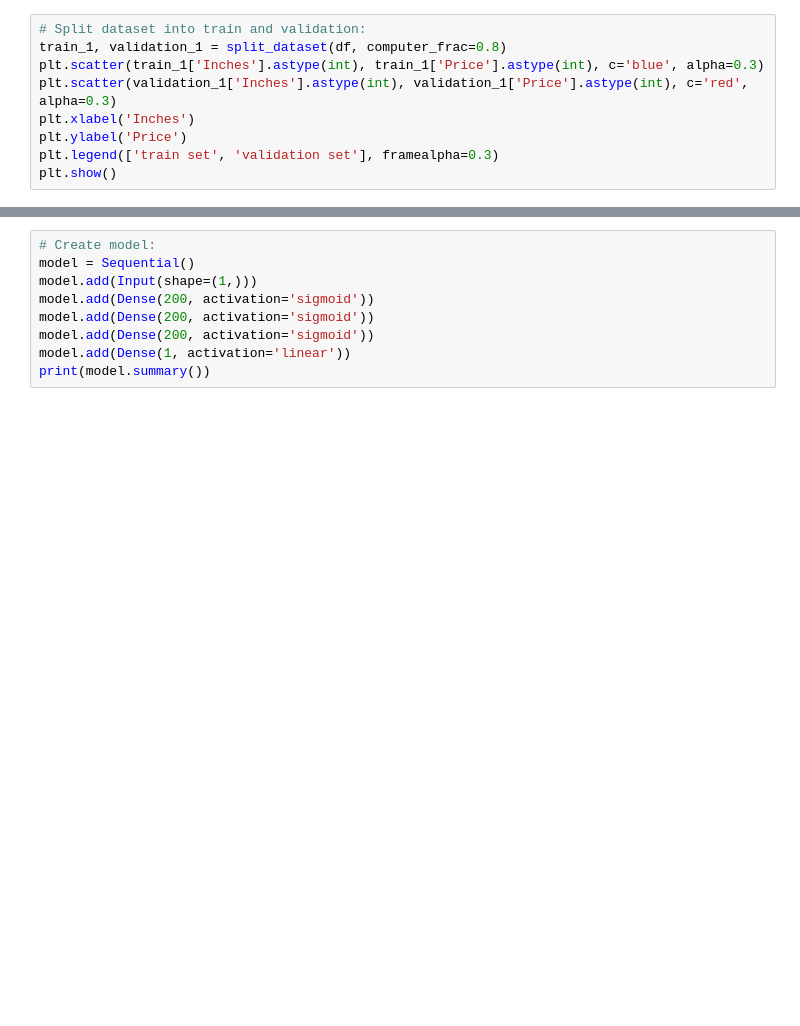
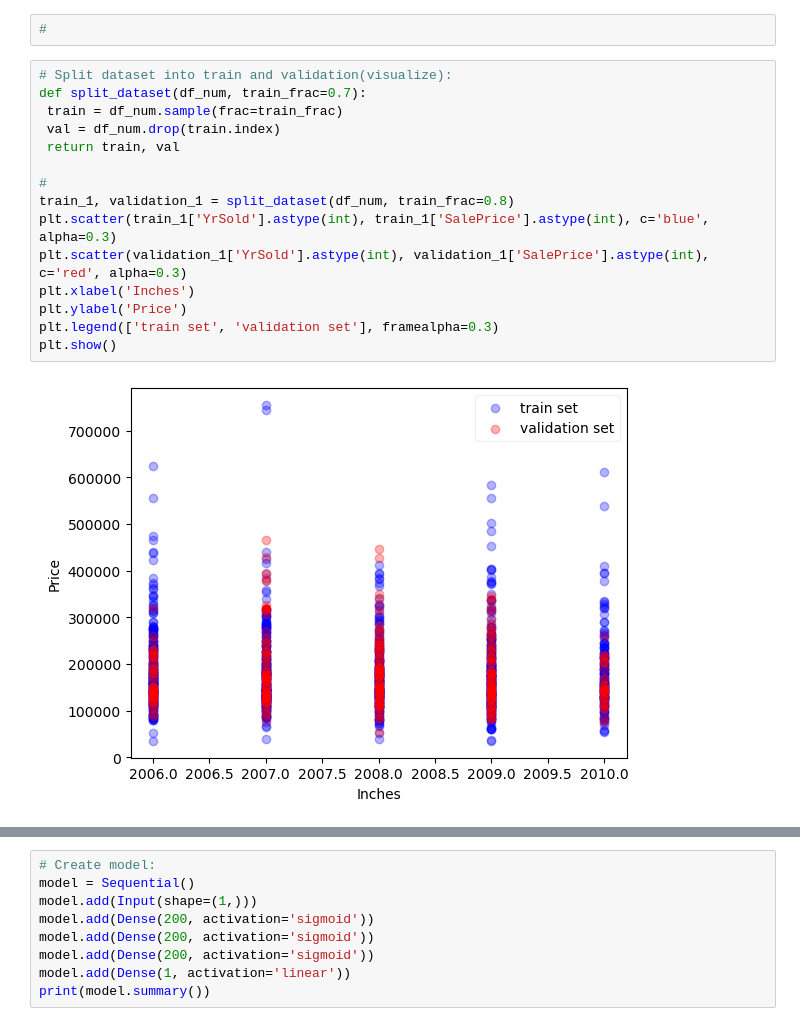
Before and after one commit to SeasonedPork/projectSE411, a Jupyter notebook: AllinOne.ipynb, the cells around one changed output, grey strips where cells are left out. Saved outputs shown, nothing was run; the diff lists cells and outputs as text; blank space fills up the shorter version.

```diff
--- a/AllinOne.ipynb
+++ b/AllinOne.ipynb
@@ -46,10 +102,20 @@ df_num.head(3)
+# %%
+#
 # %%
-# Split dataset into train and validation:
-train_1, validation_1 = split_dataset(df, computer_frac=0.8)
-plt.scatter(train_1['Inches'].astype(int), train_1['Price'].astype(int), c='blue', alpha=0.3)
-plt.scatter(validation_1['Inches'].astype(int), validation_1['Price'].astype(int), c='red', alpha=0.3)
+# Split dataset into train and validation(visualize):
+def split_dataset(df_num, train_frac=0.7):
+ train = df_num.sample(frac=train_frac)
+ val = df_num.drop(train.index)
+ return train, val
+
+#
+train_1, validation_1 = split_dataset(df_num, train_frac=0.8)
+plt.scatter(train_1['YrSold'].astype(int), train_1['SalePrice'].astype(int), c='blue', alpha=0.3)
+plt.scatter(validation_1['YrSold'].astype(int), validation_1['SalePrice'].astype(int), c='red', alpha=0.3)
 plt.xlabel('Inches')
 plt.ylabel('Price')
 plt.legend(['train set', 'validation set'], framealpha=0.3)
 plt.show()
+# %% [output]
+[figure, added]
 # %%
```
Also changed, not shown: parts of 11 cells of this notebook.
